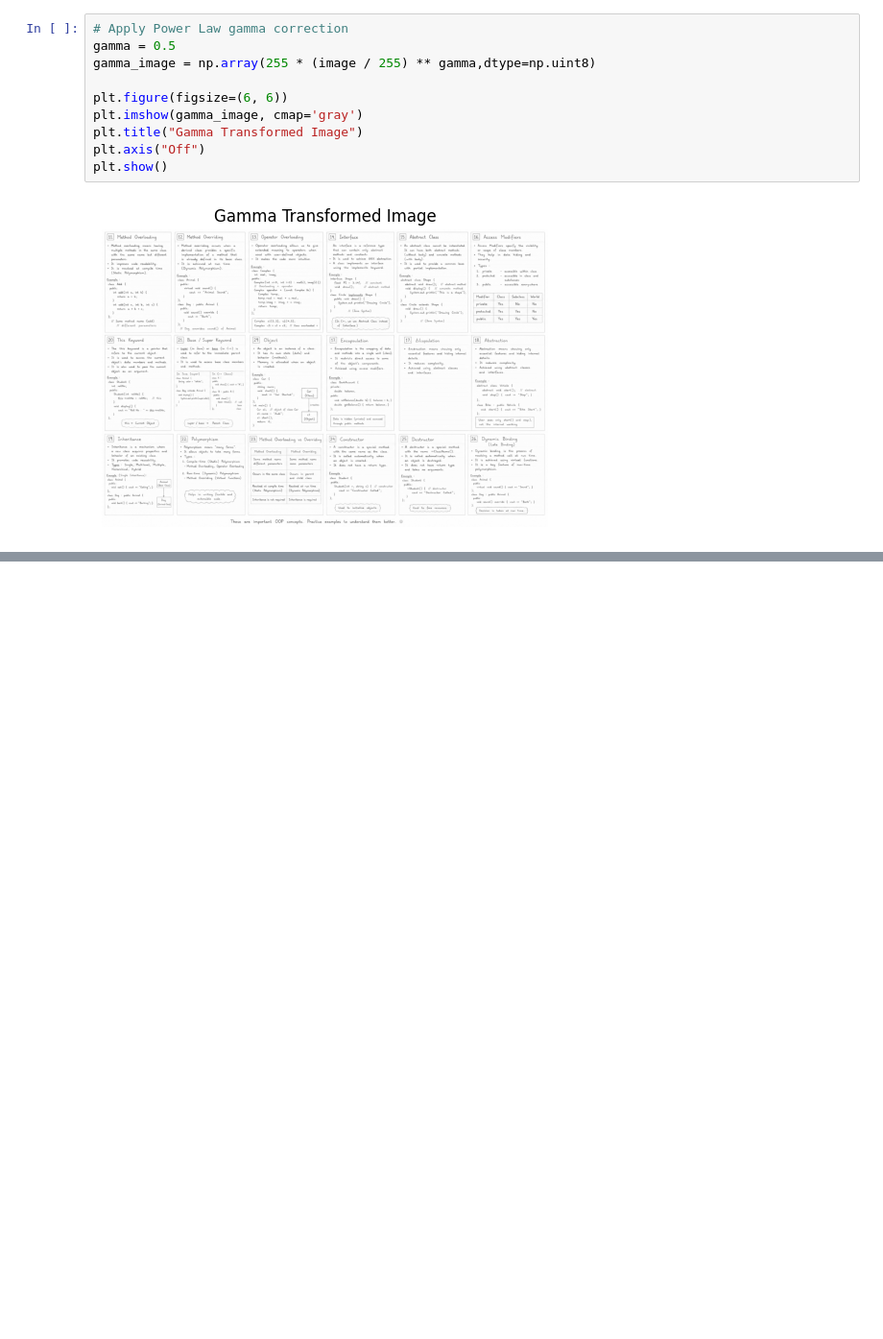
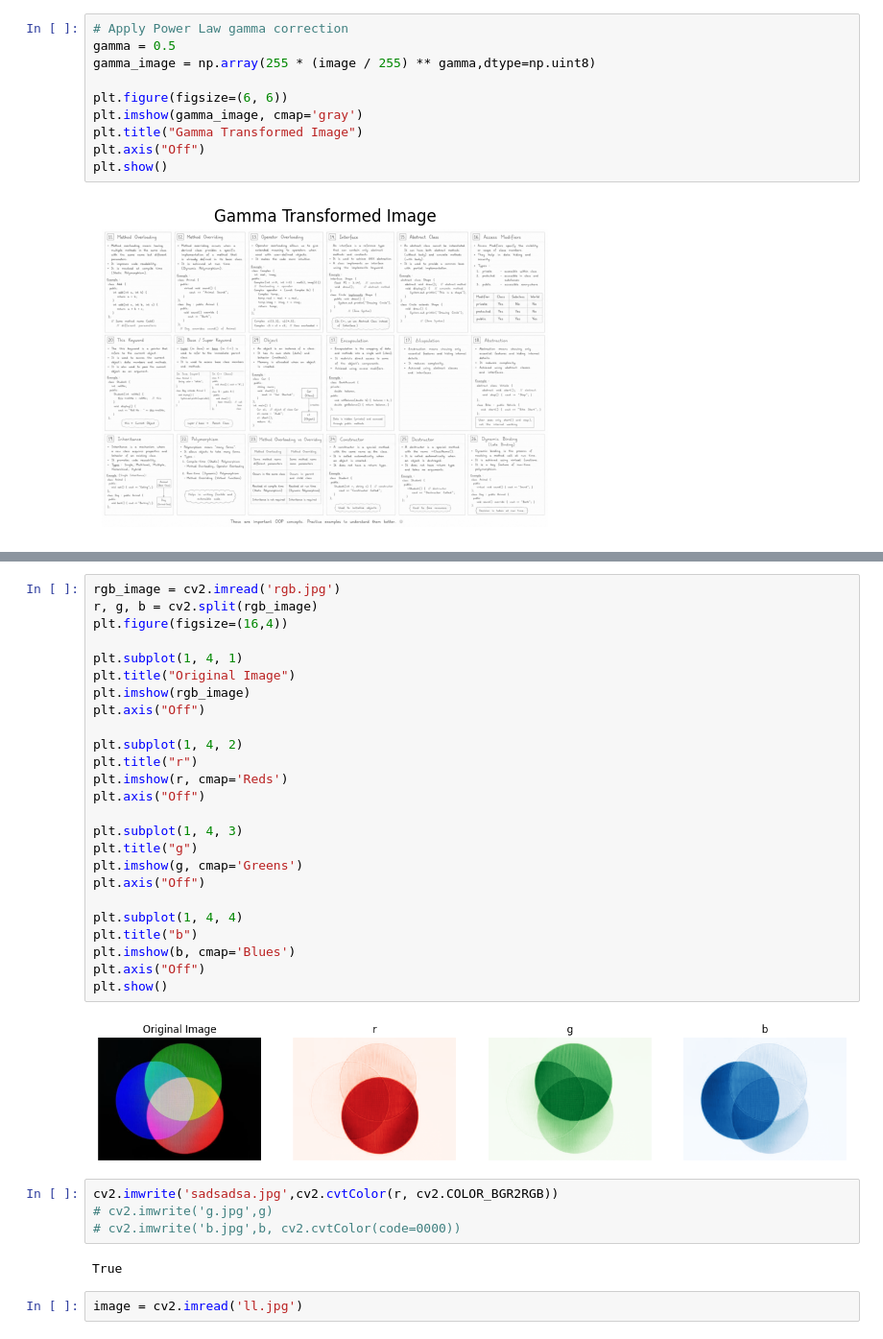
Before and after one commit to SaniyaMamti2020/DSIP_Experiments_Code, a Jupyter notebook: EXPERIMENT_7/image_colors_variation.ipynb, the cells around one changed output, grey strips where cells are left out. Shown at 96% size. Saved outputs shown, nothing was run; the diff lists cells and outputs as text; blank space fills up the shorter version.

```diff
--- a/EXPERIMENT_7/image_colors_variation.ipynb
+++ b/EXPERIMENT_7/image_colors_variation.ipynb
@@ -121,0 +131,35 @@ plt.show()
+# %%
+rgb_image = cv2.imread('rgb.jpg')
+r, g, b = cv2.split(rgb_image)
+plt.figure(figsize=(16,4))
+
+plt.subplot(1, 4, 1)
+plt.title("Original Image")
+plt.imshow(rgb_image)
+plt.axis("Off")
+
+plt.subplot(1, 4, 2)
+plt.title("r")
+plt.imshow(r, cmap='Reds')
+plt.axis("Off")
+
+plt.subplot(1, 4, 3)
+plt.title("g")
+plt.imshow(g, cmap='Greens')
+plt.axis("Off")
+
+plt.subplot(1, 4, 4)
+plt.title("b")
+plt.imshow(b, cmap='Blues')
+plt.axis("Off")
+plt.show()
+# %% [output]
+[figure, added]
+# %%
+cv2.imwrite('sadsadsa.jpg',cv2.cvtColor(r, cv2.COLOR_BGR2RGB))
+# cv2.imwrite('g.jpg',g)
+# cv2.imwrite('b.jpg',b, cv2.cvtColor(code=0000))
+# %% [output]
+True
+# %%
+image = cv2.imread('ll.jpg')
```
Also changed, not shown: parts of 10 cells of this notebook, 10 other files.
